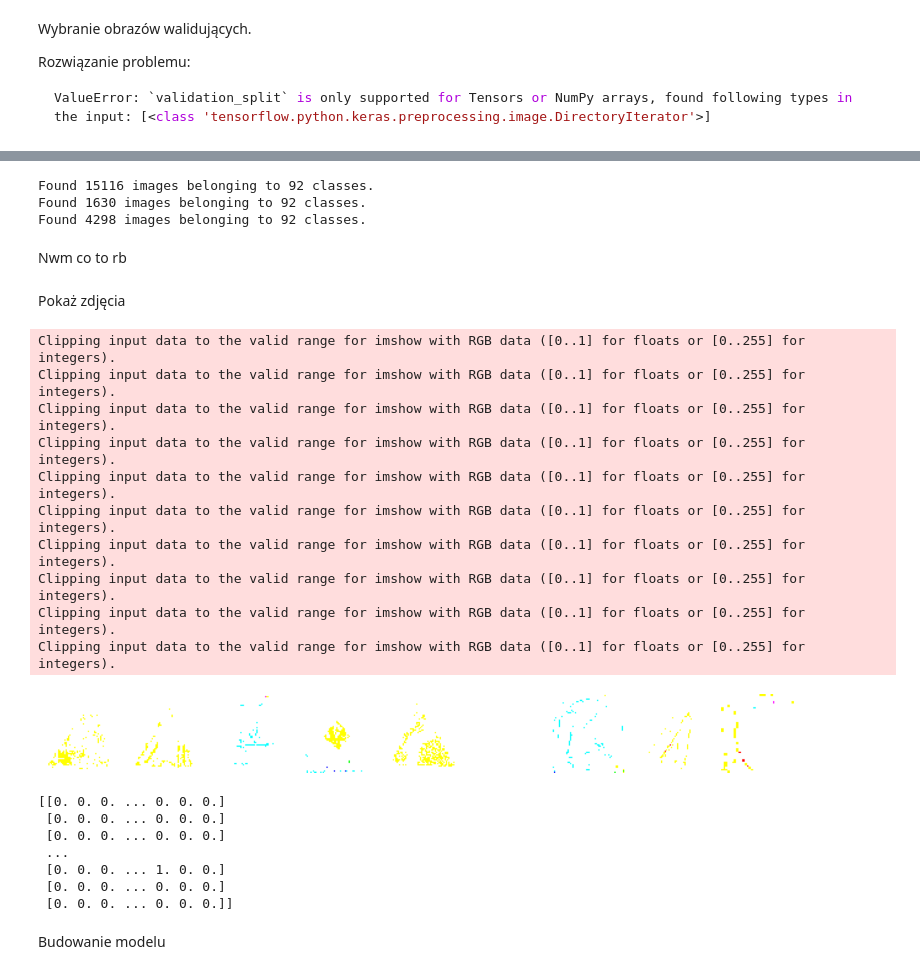
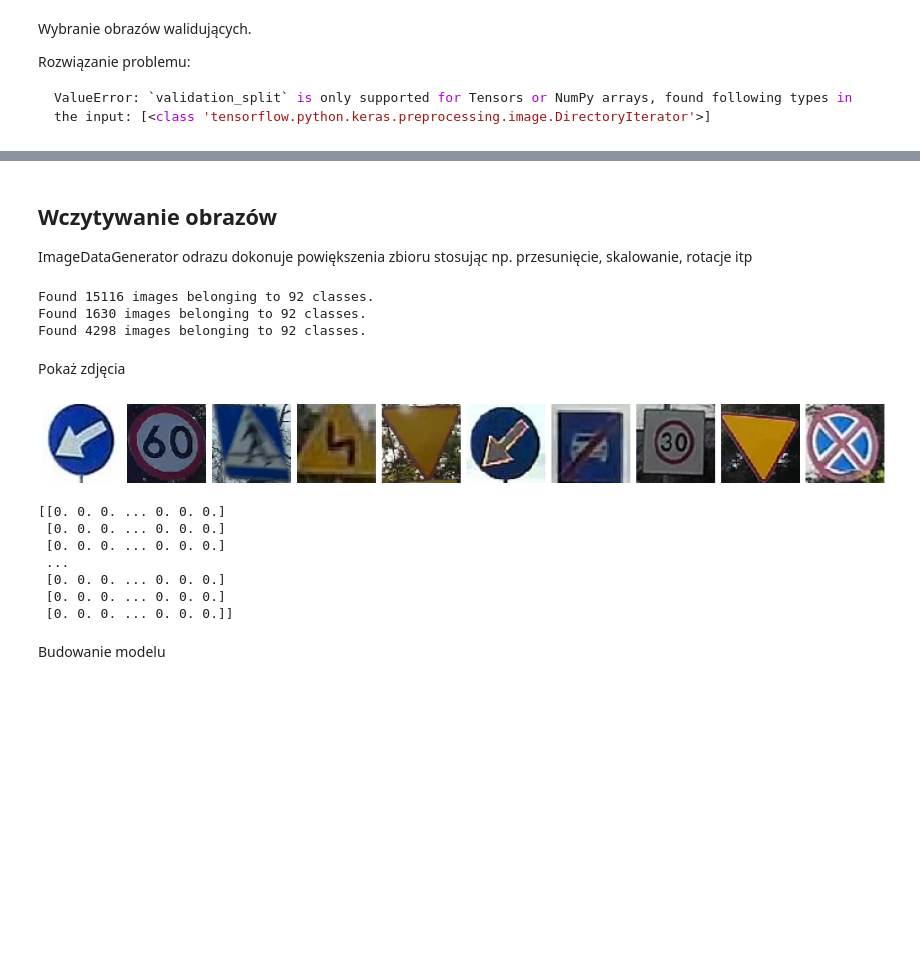
Before and after one commit to oszwilk/ArtificialIntelligenceFundamentals, a Jupyter notebook: traffic-sign2.ipynb, the cells around one changed output, grey strips where cells are left out. Saved outputs shown, nothing was run; the diff lists cells and outputs as text; code cells hidden in the pictures; blank space fills up the shorter version.

```diff
--- a/traffic-sign2.ipynb
+++ b/traffic-sign2.ipynb
@@ -67,3 +65,7 @@ Wczytywanie obrazów
+# %% [markdown]
+## Wczytywanie obrazów
+
+ImageDataGenerator odrazu dokonuje powiększenia zbioru stosując np. przesunięcie, skalowanie, rotacje itp
 # %%
 train_batches = ImageDataGenerator() \
     .flow_from_directory(directory=train_path, target_size=(image_size, image_size), classes=classes, batch_size=batch_size)
@@ -77,5 +79,3 @@ test_batches = ImageDataGenerator() \
 Found 15116 images belonging to 92 classes.
 Found 1630 images belonging to 92 classes.
 Found 4298 images belonging to 92 classes.
-# %% [markdown]
-Nwm co to rb
@@ -84,36 +82,28 @@ imgs, labels = next(train_batches)
 # %% [markdown]
 Pokaż zdjęcia
 # %%
+imgs, local_class = next(train_batches)
+
 def plotImages(images_arr):
     fig, axes = plt.subplots(1, 10, figsize=(20, 20))
     axes = axes.flatten()
     for img, ax in zip(images_arr, axes):
-        ax.imshow(img)
+        ax.imshow(img.astype('uint8'))
         ax.axis('off')
     plt.tight_layout()
     plt.show()
 
 plotImages(imgs)
-print(labels)
+print(local_class)
 # %% [output]
+[figure, new version]
-Clipping input data to the valid range for imshow with RGB data ([0..1] for floats or [0..255] for integers).
-Clipping input data to the valid range for imshow with RGB data ([0..1] for floats or [0..255] for integers).
-Clipping input data to the valid range for imshow with RGB data ([0..1] for floats or [0..255] for integers).
-Clipping input data to the valid range for imshow with RGB data ([0..1] for floats or [0..255] for integers).
-Clipping input data to the valid range for imshow with RGB data ([0..1] for floats or [0..255] for integers).
-Clipping input data to the valid range for imshow with RGB data ([0..1] for floats or [0..255] for integers).
-Clipping input data to the valid range for imshow with RGB data ([0..1] for floats or [0..255] for integers).
-Clipping input data to the valid range for imshow with RGB data ([0..1] for floats or [0..255] for integers).
-Clipping input data to the valid range for imshow with RGB data ([0..1] for floats or [0..255] for integers).
-Clipping input data to the valid range for imshow with RGB data ([0..1] for floats or [0..255] for integers).
+[[0. 0. 0. ... 0. 0. 0.]
+ [0. 0. 0. ... 0. 0. 0.]
+ [0. 0. 0. ... 0. 0. 0.]
+ ...
+ [0. 0. 0. ... 0. 0. 0.]
+ [0. 0. 0. ... 0. 0. 0.]
+ [0. 0. 0. ... 0. 0. 0.]]
-[figure, old version]
-[[0. 0. 0. ... 0. 0. 0.]
- [0. 0. 0. ... 0. 0. 0.]
- [0. 0. 0. ... 0. 0. 0.]
- ...
- [0. 0. 0. ... 1. 0. 0.]
- [0. 0. 0. ... 0. 0. 0.]
- [0. 0. 0. ... 0. 0. 0.]]
 # %% [markdown]
 Budowanie modelu
 # %%
```
Also changed, not shown: parts of 12 cells of this notebook.
